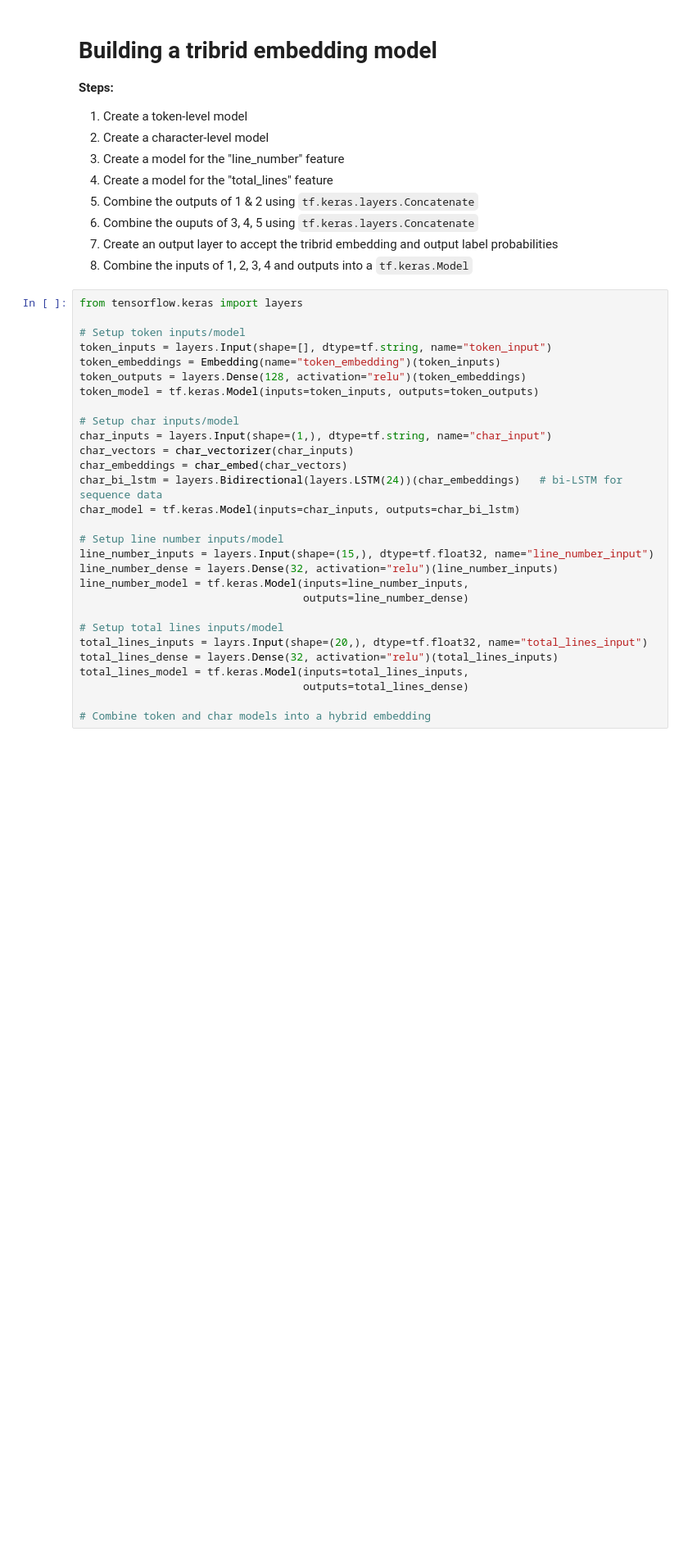
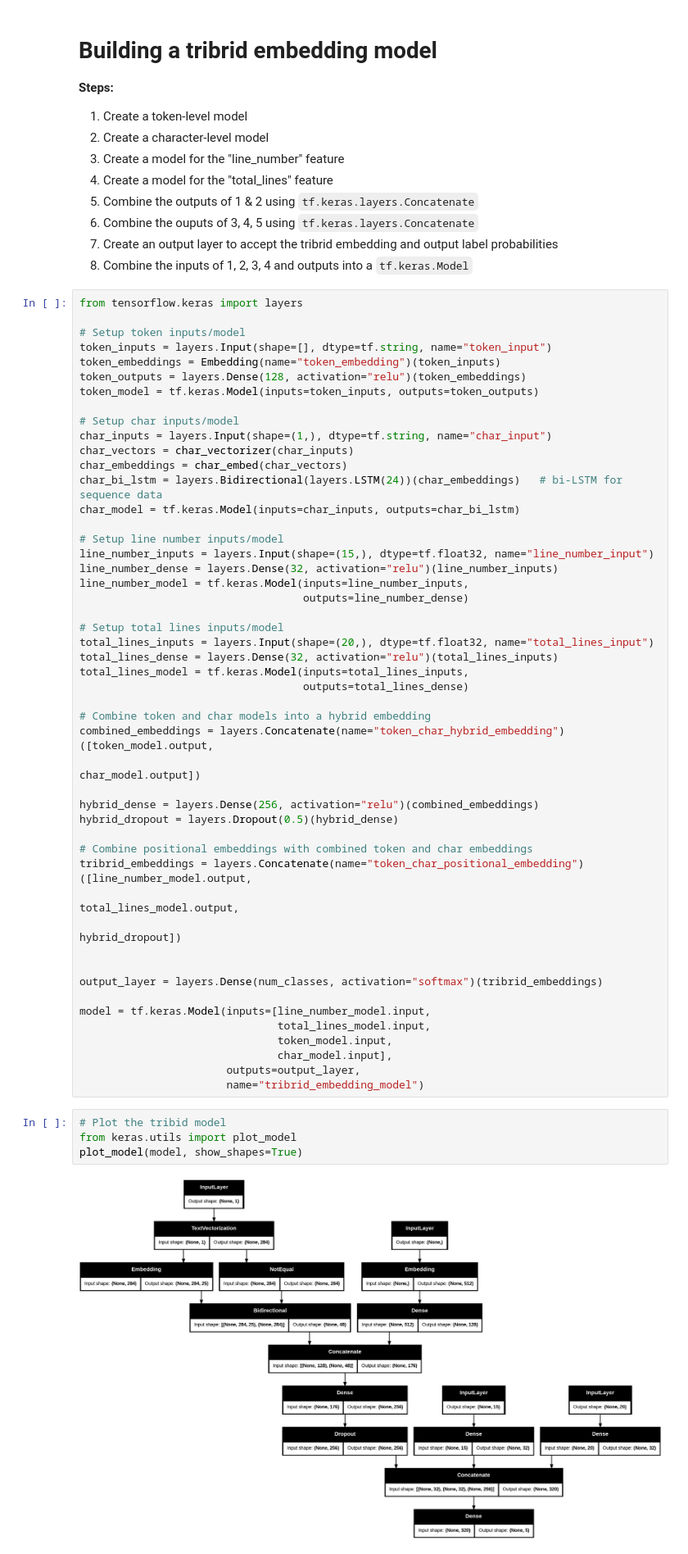
Before and after one commit to masrik-dev/skimlit-nlp-project, a Jupyter notebook: skimlit.ipynb, the cells around one changed output. Shown at 82% size. Drawn from its saved outputs; the diff is of its cells as text; blank space fills up the shorter version.

```diff
--- a/skimlit.ipynb
+++ b/skimlit.ipynb
@@ -653,9 +652,35 @@ line_number_model = tf.keras.Model(inputs=line_number_inputs,
                                    outputs=line_number_dense)
 
 # Setup total lines inputs/model
-total_lines_inputs = layrs.Input(shape=(20,), dtype=tf.float32, name="total_lines_input")
+total_lines_inputs = layers.Input(shape=(20,), dtype=tf.float32, name="total_lines_input")
 total_lines_dense = layers.Dense(32, activation="relu")(total_lines_inputs)
 total_lines_model = tf.keras.Model(inputs=total_lines_inputs,
                                    outputs=total_lines_dense)
 
 # Combine token and char models into a hybrid embedding
+combined_embeddings = layers.Concatenate(name="token_char_hybrid_embedding")([token_model.output,
+                                                                              char_model.output])
+
+hybrid_dense = layers.Dense(256, activation="relu")(combined_embeddings)
+hybrid_dropout = layers.Dropout(0.5)(hybrid_dense)
+
+# Combine positional embeddings with combined token and char embeddings
+tribrid_embeddings = layers.Concatenate(name="token_char_positional_embedding")([line_number_model.output,
+                                                                                 total_lines_model.output,
+                                                                                 hybrid_dropout])
+
+
+output_layer = layers.Dense(num_classes, activation="softmax")(tribrid_embeddings)
+
+model = tf.keras.Model(inputs=[line_number_model.input,
+                               total_lines_model.input,
+                               token_model.input,
+                               char_model.input],
+                       outputs=output_layer,
+                       name="tribrid_embedding_model")
+# %%
+# Plot the tribid model
+from keras.utils import plot_model
+plot_model(model, show_shapes=True)
+# %% [output]
+[figure, added]
```
Also changed, not shown: parts of 15 cells of this notebook.
